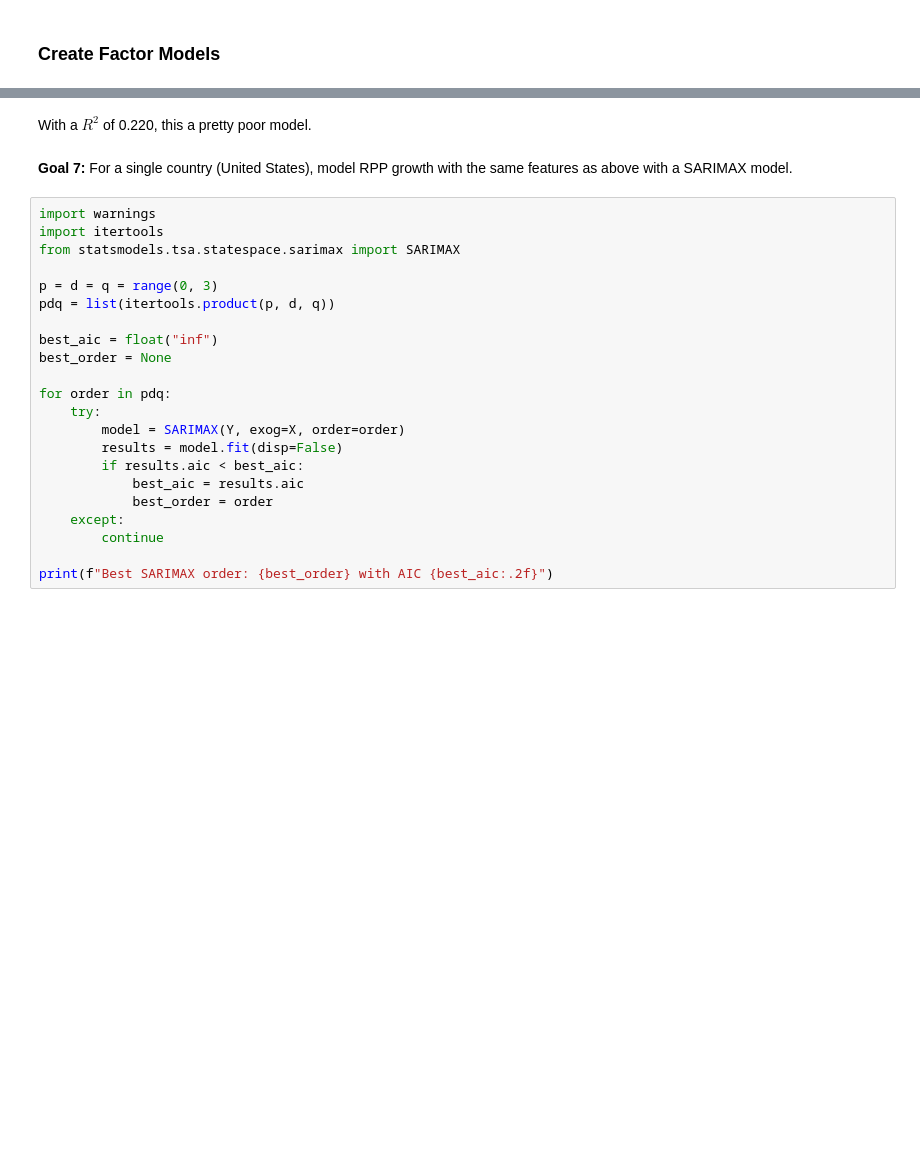
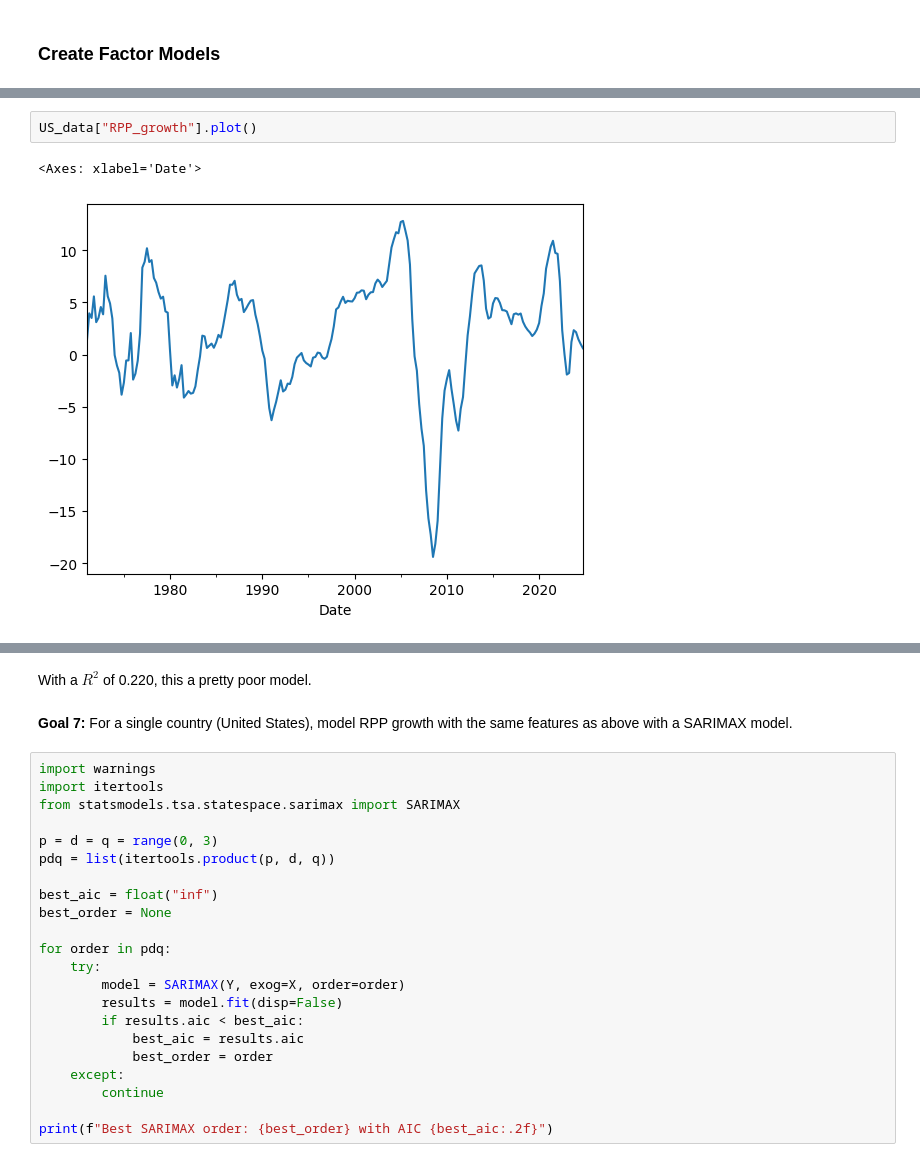
Before and after one commit to ericleonen/housing-bubble-index, a Jupyter notebook: scratch.ipynb, the cells around one changed output, grey strips where cells are left out. Drawn from its saved outputs; the diff is of its cells as text; blank space fills up the shorter version.

```diff
--- a/scratch.ipynb
+++ b/scratch.ipynb
@@ -232,5 +297,10 @@ US_data.columns = ["RPP_growth", "credit_to_GDP_gap", "GDP_growth", "central_ban
 
 US_data.dropna(inplace=True)
+# %%
+US_data["RPP_growth"].plot()
+# %% [output]
+<Axes: xlabel='Date'>
+[figure, added]
 # %%
 import statsmodels.api as sm
 
```
Also changed, not shown: parts of 14 cells of this notebook.
